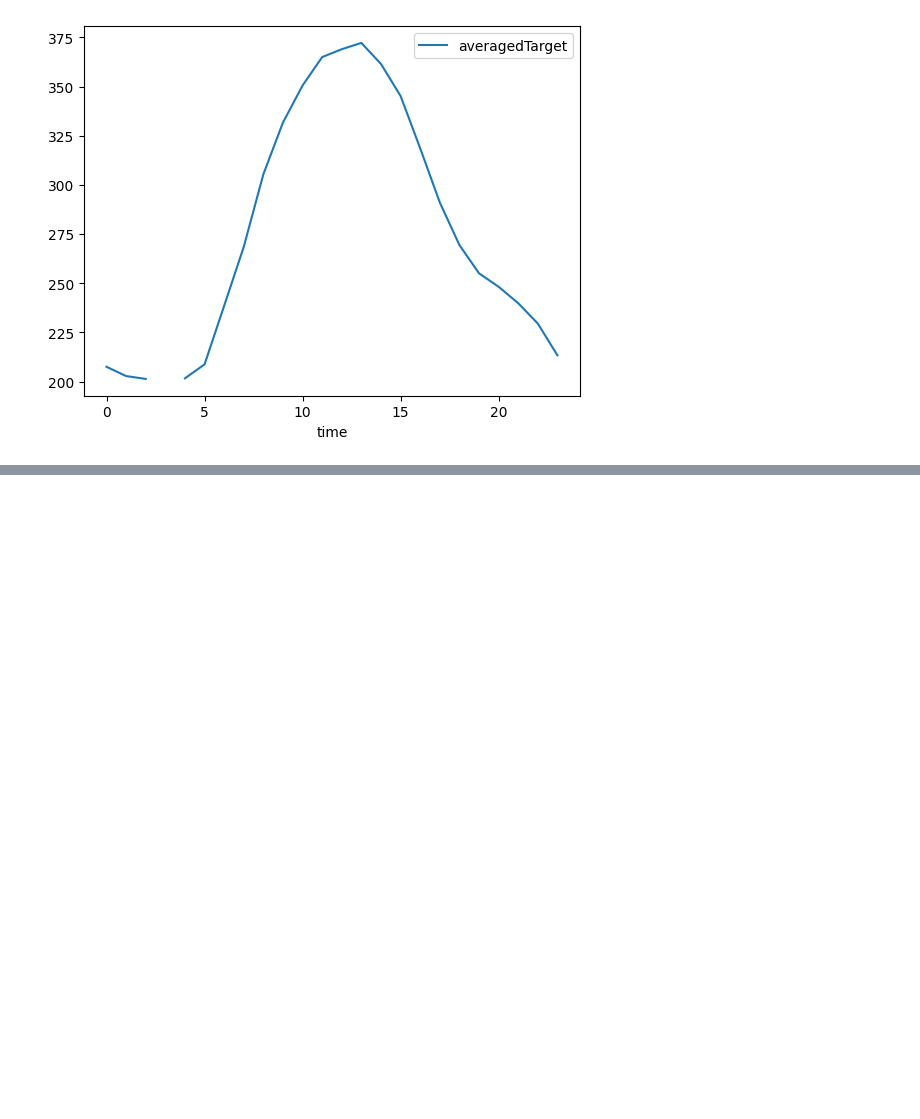
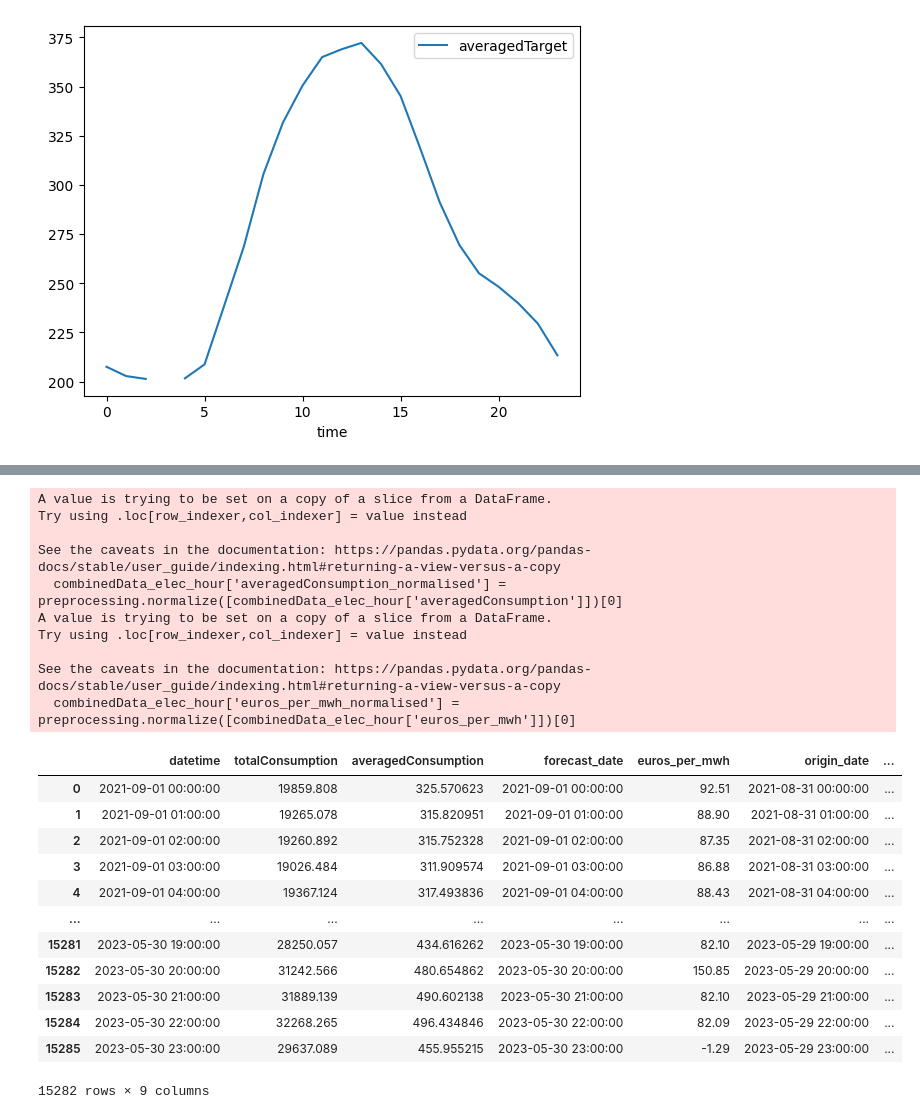
Before and after one commit to udai-arneja/enfit-kaggle, a Jupyter notebook: data-cleanup-observations.ipynb, the cells around one changed output, grey strips where cells are left out. Drawn from its saved outputs; the diff is of its cells as text; code cells hidden in the pictures; blank space fills up the shorter version.

```diff
--- a/data-cleanup-observations.ipynb
+++ b/data-cleanup-observations.ipynb
@@ -84,0 +172,29 @@ gasPriceData.plot(x='forecast_date',y='lowest_price_per_mwh', style='-')
+# %%
+combinedData_elec_hour = combinedData_elec_hour.dropna()
+combinedData_elec_hour['averagedConsumption_normalised'] = preprocessing.normalize([combinedData_elec_hour['averagedConsumption']])[0]
+combinedData_elec_hour['euros_per_mwh_normalised'] = preprocessing.normalize([combinedData_elec_hour['euros_per_mwh']])[0]
+combinedData_elec_hour
+# %% [output]
+A value is trying to be set on a copy of a slice from a DataFrame.
+Try using .loc[row_indexer,col_indexer] = value instead
+
+See the caveats in the documentation: https://pandas.pydata.org/pandas-docs/stable/user_guide/indexing.html#returning-a-view-versus-a-copy
+  combinedData_elec_hour['averagedConsumption_normalised'] = preprocessing.normalize([combinedData_elec_hour['averagedConsumption']])[0]
+A value is trying to be set on a copy of a slice from a DataFrame.
+Try using .loc[row_indexer,col_indexer] = value instead
+
+See the caveats in the documentation: https://pandas.pydata.org/pandas-docs/stable/user_guide/indexing.html#returning-a-view-versus-a-copy
+  combinedData_elec_hour['euros_per_mwh_normalised'] = preprocessing.normalize([combinedData_elec_hour['euros_per_mwh']])[0]
+|  | datetime | totalConsumption | averagedConsumption | forecast_date | euros_per_mwh | origin_date | ... |
+| 0 | 2021-09-01 00:00:00 | 19859.808 | 325.570623 | 2021-09-01 00:00:00 | 92.51 | 2021-08-31 00:00:00 | ... |
+| 1 | 2021-09-01 01:00:00 | 19265.078 | 315.820951 | 2021-09-01 01:00:00 | 88.90 | 2021-08-31 01:00:00 | ... |
+| 2 | 2021-09-01 02:00:00 | 19260.892 | 315.752328 | 2021-09-01 02:00:00 | 87.35 | 2021-08-31 02:00:00 | ... |
+| 3 | 2021-09-01 03:00:00 | 19026.484 | 311.909574 | 2021-09-01 03:00:00 | 86.88 | 2021-08-31 03:00:00 | ... |
+| 4 | 2021-09-01 04:00:00 | 19367.124 | 317.493836 | 2021-09-01 04:00:00 | 88.43 | 2021-08-31 04:00:00 | ... |
+| ... | ... | ... | ... | ... | ... | ... | ... |
+| 15281 | 2023-05-30 19:00:00 | 28250.057 | 434.616262 | 2023-05-30 19:00:00 | 82.10 | 2023-05-29 19:00:00 | ... |
+| 15282 | 2023-05-30 20:00:00 | 31242.566 | 480.654862 | 2023-05-30 20:00:00 | 150.85 | 2023-05-29 20:00:00 | ... |
+| 15283 | 2023-05-30 21:00:00 | 31889.139 | 490.602138 | 2023-05-30 21:00:00 | 82.10 | 2023-05-29 21:00:00 | ... |
+| 15284 | 2023-05-30 22:00:00 | 32268.265 | 496.434846 | 2023-05-30 22:00:00 | 82.09 | 2023-05-29 22:00:00 | ... |
+| 15285 | 2023-05-30 23:00:00 | 29637.089 | 455.955215 | 2023-05-30 23:00:00 | -1.29 | 2023-05-29 23:00:00 | ... |
+15282 rows × 9 columns
```
Also changed, not shown: parts of 13 cells of this notebook.
